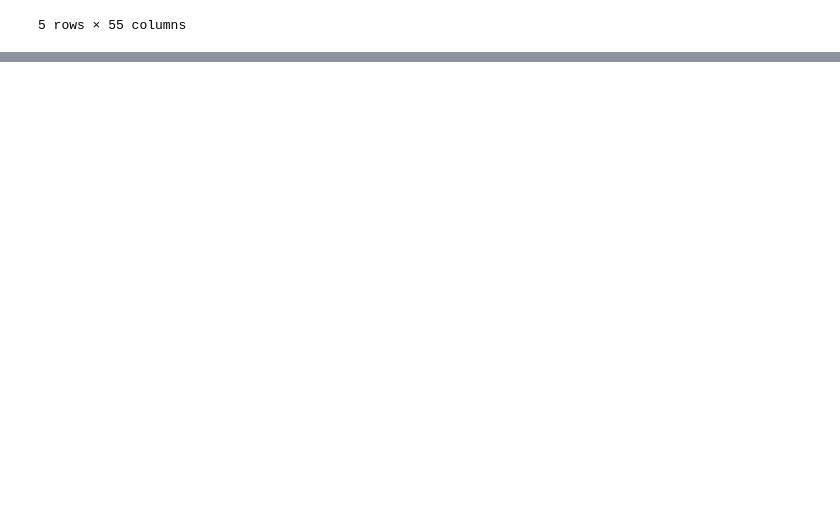
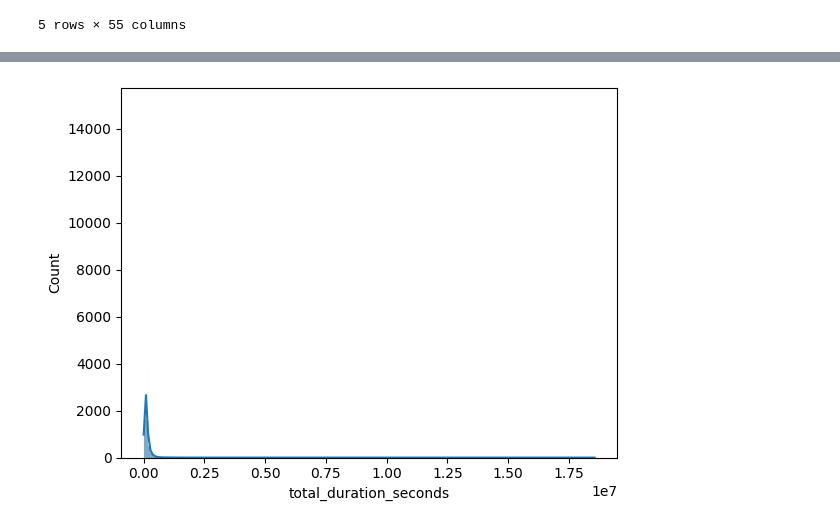
Before and after one commit to leuel-a/tellco-acquisition-analysis, a Jupyter notebook: notebooks/user_overview.ipynb, the cells around one changed output, grey strips where cells are left out. Drawn from its saved outputs; the diff is of its cells as text; code cells hidden in the pictures; blank space fills up the shorter version.

Commit message:
feat(task-1): finish task 1

```diff
--- a/notebooks/user_overview.ipynb
+++ b/notebooks/user_overview.ipynb
@@ -88,3 +38,0 @@ memory usage: 59.5+ MB
-# %%
-df.fillna({"Last Location Name": "Not Available"}, inplace=True)
-df.info()
@@ -109,7 +39,9 @@ memory usage: 59.5+ MB
 # %%
+# handle na values
 exclude = ['IMSI', 'MSISDN/Number', 'IMEI', 'Bearer Id', 'Handset Manufacturer', 'Handset Type', 'Last Location Name']
-cols_to_fill = df.columns.difference(exclude)
+time_columns = ['Start', 'End', 'Dur. (ms)', 'Start ms', 'End ms']
 
+cols_to_fill = df.columns.difference(exclude + time_columns)
 for col in cols_to_fill:
     try:
         df.fillna({col: df[col].mean()}, inplace=True)
@@ -118,7 +50,8 @@ for col in cols_to_fill:
 
 for col in exclude:
     try:
-        df.fillna({col: "Not Available"}, inplace=True)
+        if col not in time_columns:
+            df.fillna({col: "undefined"}, inplace=True)
     except (TypeError, ValueError) as e:
         print(col)
 
@@ -153,0 +97,21 @@ df.head()
+# %%
+# task 1.1 user overview
+users_overview = df[df["Bearer Id"] != 'undefined'].groupby('IMSI').agg(
+    xdr_sessions=("IMSI", "size"),
+    total_duration_seconds=("session_duration", "sum"),
+    total_dl_bytes=("Total DL (Bytes)", "sum"),
+    total_ul_bytes=("Total UL (Bytes)", "sum"),
+    total_social_media_dl_bytes=("Social Media DL (Bytes)", "sum"),
+    total_youtube_dl_bytes=("Youtube DL (Bytes)", "sum"),
+    total_netflix_dl_bytes=("Netflix DL (Bytes)", "sum"),
+    total_google_dl_bytes=("Google DL (Bytes)", "sum"),
+    total_email_dl_bytes=("Email DL (Bytes)", "sum"),
+    total_gaming_dl_bytes=("Gaming DL (Bytes)", "sum"),
+    total_other_dl_bytes=("Other DL (Bytes)", "sum")
+).reset_index()
+
+# users_overview['IMEI'].astype(int)
+users_overview["total_duration_seconds"] = pd.to_timedelta(users_overview["total_duration_seconds"]).dt.total_seconds()
+users_overview.head(50)
+# users_overview.shape
+# users_overview.dtypes
@@ -153,0 +133,7 @@ df.head()
+# %%
+users_overview["decile"] = pd.qcut(users_overview["total_duration_seconds"], 10, labels=False)
+
+users_overview["total_data"] = users_overview["total_dl_bytes"] + users_overview["total_ul_bytes"]
+total_data_by_decile = users_overview.groupby('decile')["total_data"].sum()
+
+total_data_by_decile
@@ -153,0 +163,5 @@ df.head()
+# %%
+sns.histplot(users_overview['total_duration_seconds'], kde=True)  # Histogram for total duration
+plt.show()
+# %% [output]
+[figure, added]
```
Also changed, not shown: parts of 21 cells of this notebook.
